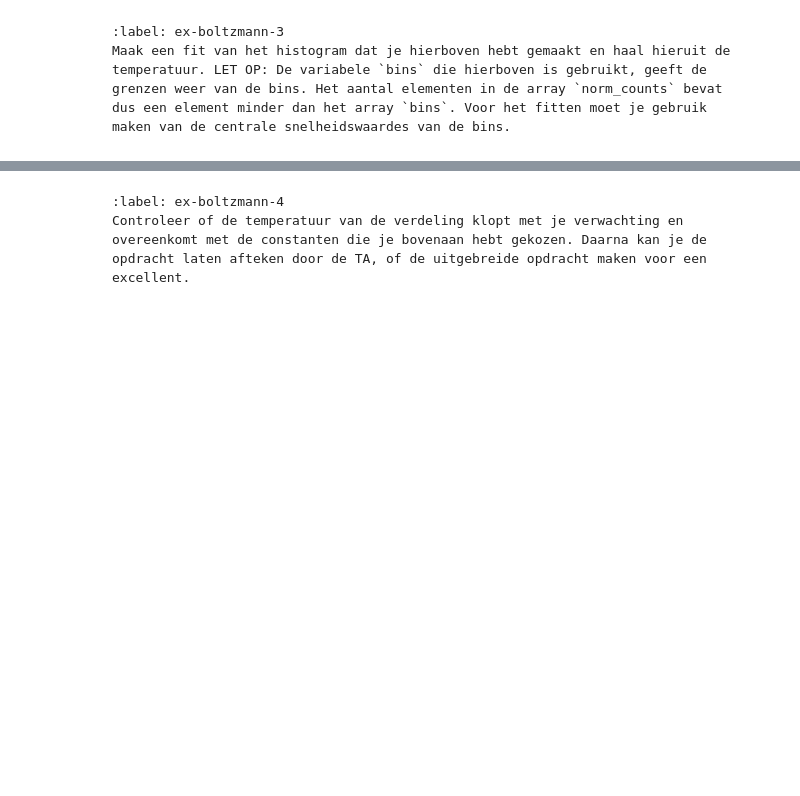
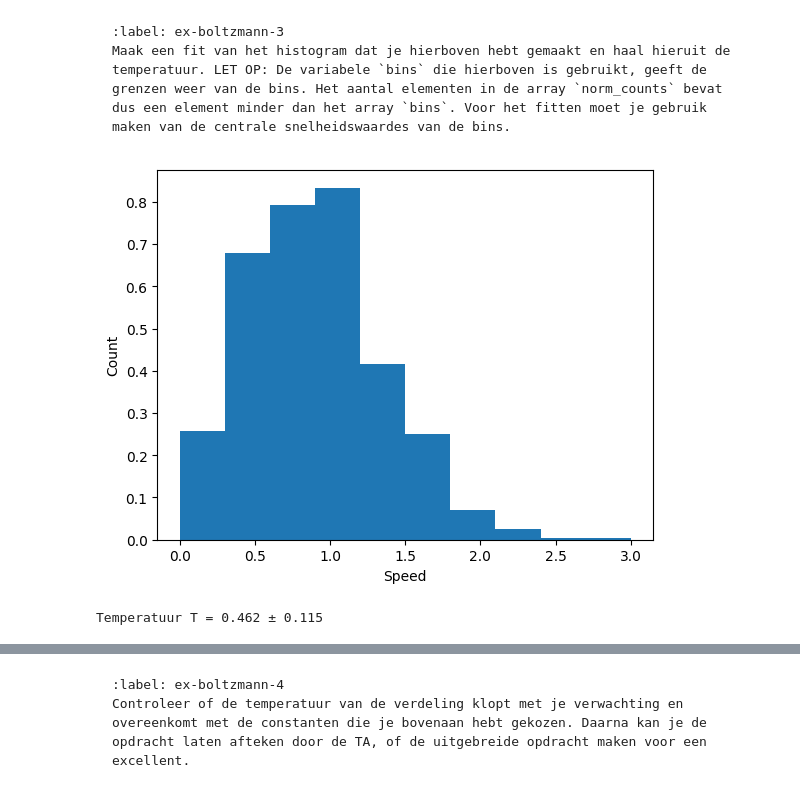
Before and after one commit to Ernesto-delft/Floris-Ernesto, a Jupyter notebook: Content/PySim/6_boltzmann.ipynb, the cells around one changed output, grey strips where cells are left out. Drawn from its saved outputs; the diff is of its cells as text; code cells hidden in the pictures; blank space fills up the shorter version.

````diff
--- a/Content/PySim/6_boltzmann.ipynb
+++ b/Content/PySim/6_boltzmann.ipynb
@@ -389,3 +393,40 @@ Maak een fit van het histogram dat je hierboven hebt gemaakt en haal hieruit de
 ```
 # %%
 #your code/answer
+particles = []
+num_bins = 10
+tot_counts = np.zeros(num_bins, dtype=float)
+
+plt.figure()
+plt.xlabel('Speed')
+plt.ylabel('Count')
+
+create_particles_vertical(particles)
+
+for i in range(5000):
+    take_time_step(particles)
+    if i % 250 == 0:
+        speeds = [np.linalg.norm(p.v) for p in particles]
+        partial_counts, bins = np.histogram(speeds, bins=num_bins, density='True', range=[0,3*V_0])
+        tot_counts += partial_counts
+
+norm_counts = tot_counts / 20
+plt.stairs(norm_counts, bins, fill='True')
+plt.show()
+
+bin_centers = 0.5 * (bins[:-1] + bins[1:])
+
+def snelheidsverdeling(v, T):
+    k_B = 1.0  # Stel Boltzmann constante op 1
+    m = 1.0    # Massa van deeltjes
+    return (m * v) / (k_B * T) * np.exp((-0.5 * m * v**2) / (2*k_B * T))
+# Fit uitvoeren
+popt, pcov = curve_fit(snelheidsverdeling, bin_centers, norm_counts)
+
+T_fit = popt[0]
+T_err = np.sqrt(pcov[0, 0])
+
+print(f"Temperatuur T = {T_fit:.3f} ± {T_err:.3f}")
+# %% [output]
+[figure, added]
+Temperatuur T = 0.462 ± 0.115
````
Also changed, not shown: parts of 7 cells of this notebook.
